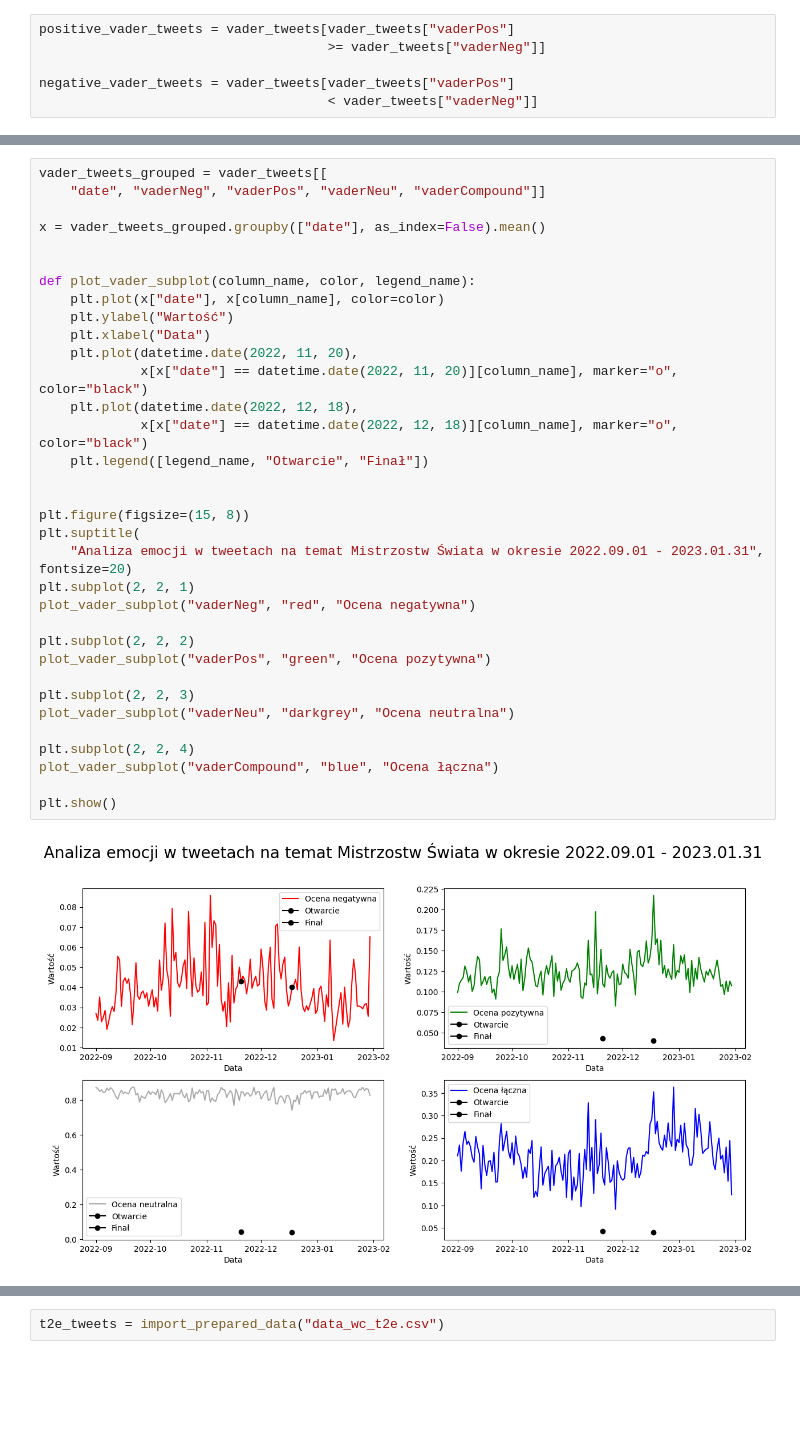
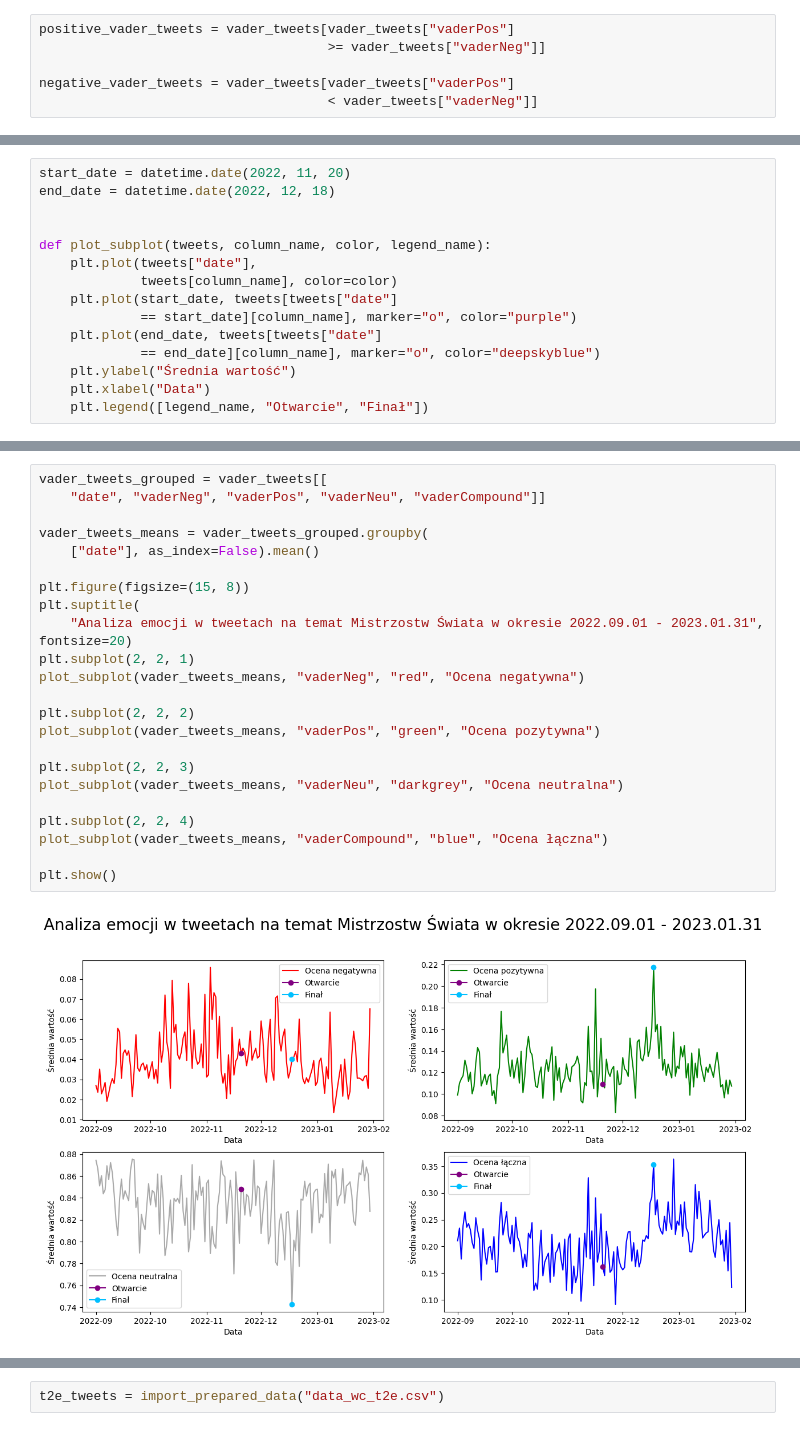
Before and after one commit to wgola/computional-intelligence-exercises, a Jupyter notebook: project3/projet3.ipynb, the cells around one changed output, grey strips where cells are left out. Drawn from its saved outputs; the diff is of its cells as text; blank space fills up the shorter version.

```diff
--- a/project3/projet3.ipynb
+++ b/project3/projet3.ipynb
@@ -204,0 +281,15 @@ plt.show()
+# %%
+start_date = datetime.date(2022, 11, 20)
+end_date = datetime.date(2022, 12, 18)
+
+
+def plot_subplot(tweets, column_name, color, legend_name):
+    plt.plot(tweets["date"],
+             tweets[column_name], color=color)
+    plt.plot(start_date, tweets[tweets["date"]
+             == start_date][column_name], marker="o", color="purple")
+    plt.plot(end_date, tweets[tweets["date"]
+             == end_date][column_name], marker="o", color="deepskyblue")
+    plt.ylabel("Średnia wartość")
+    plt.xlabel("Data")
+    plt.legend([legend_name, "Otwarcie", "Finał"])
@@ -205,36 +299,25 @@ plt.show()
 # %%
 vader_tweets_grouped = vader_tweets[[
     "date", "vaderNeg", "vaderPos", "vaderNeu", "vaderCompound"]]
 
-x = vader_tweets_grouped.groupby(["date"], as_index=False).mean()
-
-
-def plot_vader_subplot(column_name, color, legend_name):
-    plt.plot(x["date"], x[column_name], color=color)
-    plt.ylabel("Wartość")
-    plt.xlabel("Data")
-    plt.plot(datetime.date(2022, 11, 20),
-             x[x["date"] == datetime.date(2022, 11, 20)][column_name], marker="o", color="black")
-    plt.plot(datetime.date(2022, 12, 18),
-             x[x["date"] == datetime.date(2022, 12, 18)][column_name], marker="o", color="black")
-    plt.legend([legend_name, "Otwarcie", "Finał"])
-
+vader_tweets_means = vader_tweets_grouped.groupby(
+    ["date"], as_index=False).mean()
 
 plt.figure(figsize=(15, 8))
 plt.suptitle(
     "Analiza emocji w tweetach na temat Mistrzostw Świata w okresie 2022.09.01 - 2023.01.31", fontsize=20)
 plt.subplot(2, 2, 1)
-plot_vader_subplot("vaderNeg", "red", "Ocena negatywna")
+plot_subplot(vader_tweets_means, "vaderNeg", "red", "Ocena negatywna")
 
 plt.subplot(2, 2, 2)
-plot_vader_subplot("vaderPos", "green", "Ocena pozytywna")
+plot_subplot(vader_tweets_means, "vaderPos", "green", "Ocena pozytywna")
 
 plt.subplot(2, 2, 3)
-plot_vader_subplot("vaderNeu", "darkgrey", "Ocena neutralna")
+plot_subplot(vader_tweets_means, "vaderNeu", "darkgrey", "Ocena neutralna")
 
 plt.subplot(2, 2, 4)
-plot_vader_subplot("vaderCompound", "blue", "Ocena łączna")
+plot_subplot(vader_tweets_means, "vaderCompound", "blue", "Ocena łączna")
 
 plt.show()
 # %% [output]
-[figure, old version]
+[figure, new version]
```
Also changed, not shown: parts of 44 cells of this notebook.
